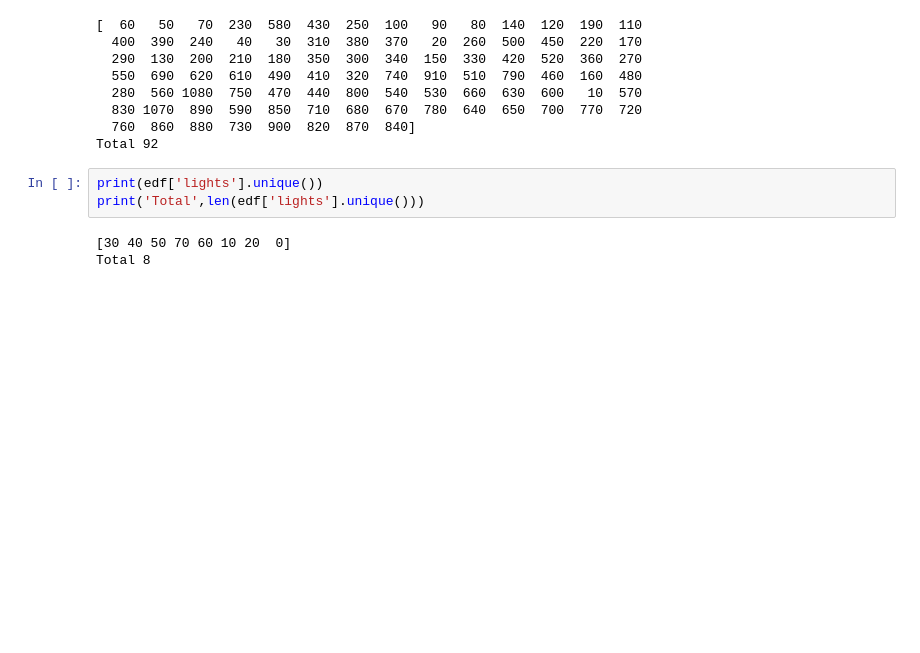
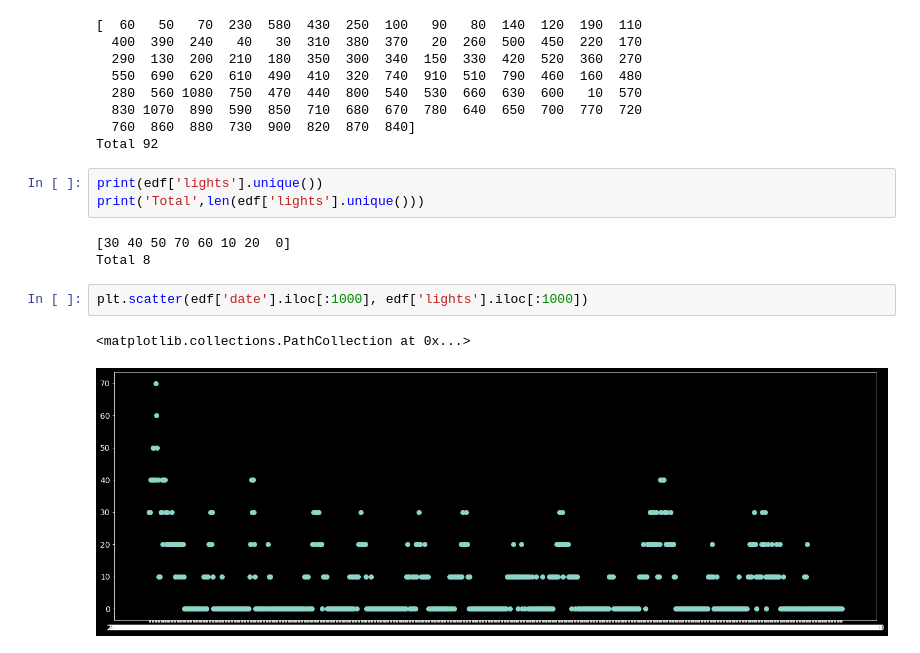
Before and after one commit to ashok2216-A/Energy_EDA, a Jupyter notebook: Energy_EDA.ipynb, the cells around one changed output. Drawn from its saved outputs; the diff is of its cells as text; blank space fills up the shorter version.

```diff
--- a/Energy_EDA.ipynb
+++ b/Energy_EDA.ipynb
@@ -196,3 +196,8 @@ print('Total',len(edf['lights'].unique()))
 # %% [output]
 [30 40 50 70 60 10 20  0]
 Total 8
+# %%
+plt.scatter(edf['date'].iloc[:1000], edf['lights'].iloc[:1000])
+# %% [output]
+<matplotlib.collections.PathCollection at 0x...>
+[figure, added]
```
Also changed, not shown: parts of 1 cell of this notebook.
